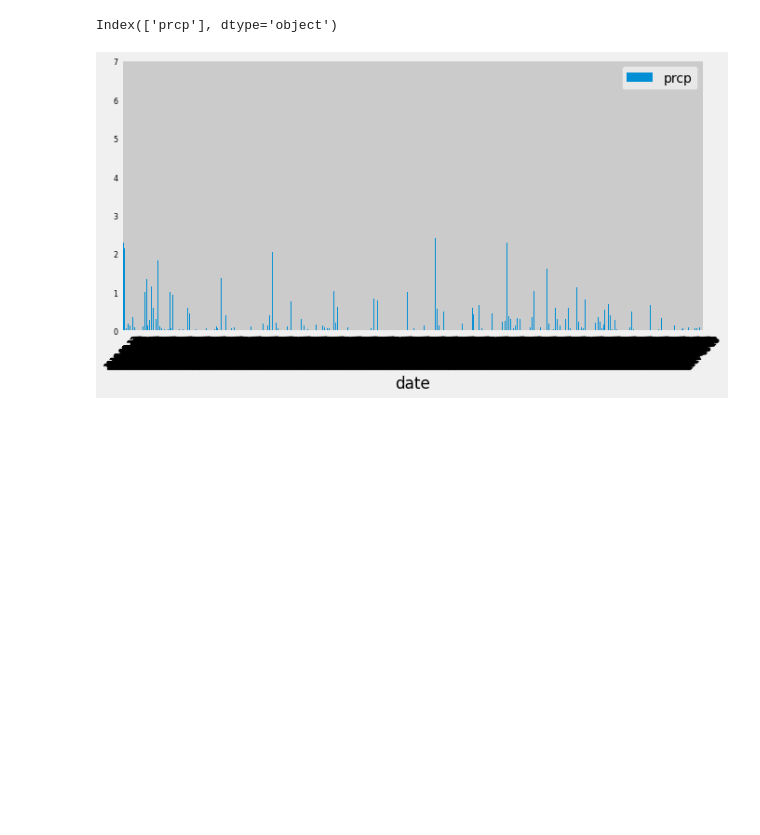
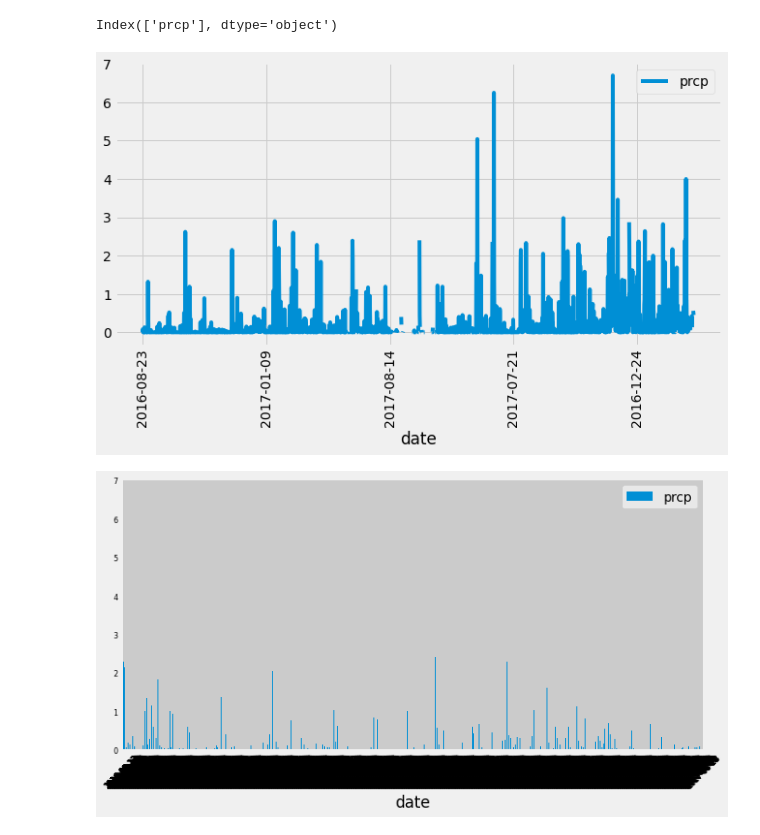
Before and after one commit to acsours/sqlalchemy-challenge, a Jupyter notebook: climate_starter.ipynb, the cells around one changed output. Cells and saved outputs as stored; diff of their text form; code cells hidden in the pictures; blank space fills up the shorter version.

```diff
--- a/climate_starter.ipynb
+++ b/climate_starter.ipynb
@@ -227,6 +227,11 @@ Index(['prcp'], dtype='object')
 # %%
 x_ticks= ['2016-08-23', '2016-10-01', '2016-11-09', '2016-12-19', '2017-01-28', '2017-03-09', '2017-04-18',
          '2017-05-31', '2017-07-10']
+# %%
+prcp_df.plot(figsize=(10,5), rot=90, x_compat=True)
+plt.show()
+# %% [output]
+[figure, added]
 # %%
 # Use Pandas Plotting with Matplotlib to plot the data
 date_df.plot(kind='bar', figsize = (10, 5), fontsize=8, rot=45)
```
Also changed, not shown: parts of 6 cells of this notebook.
